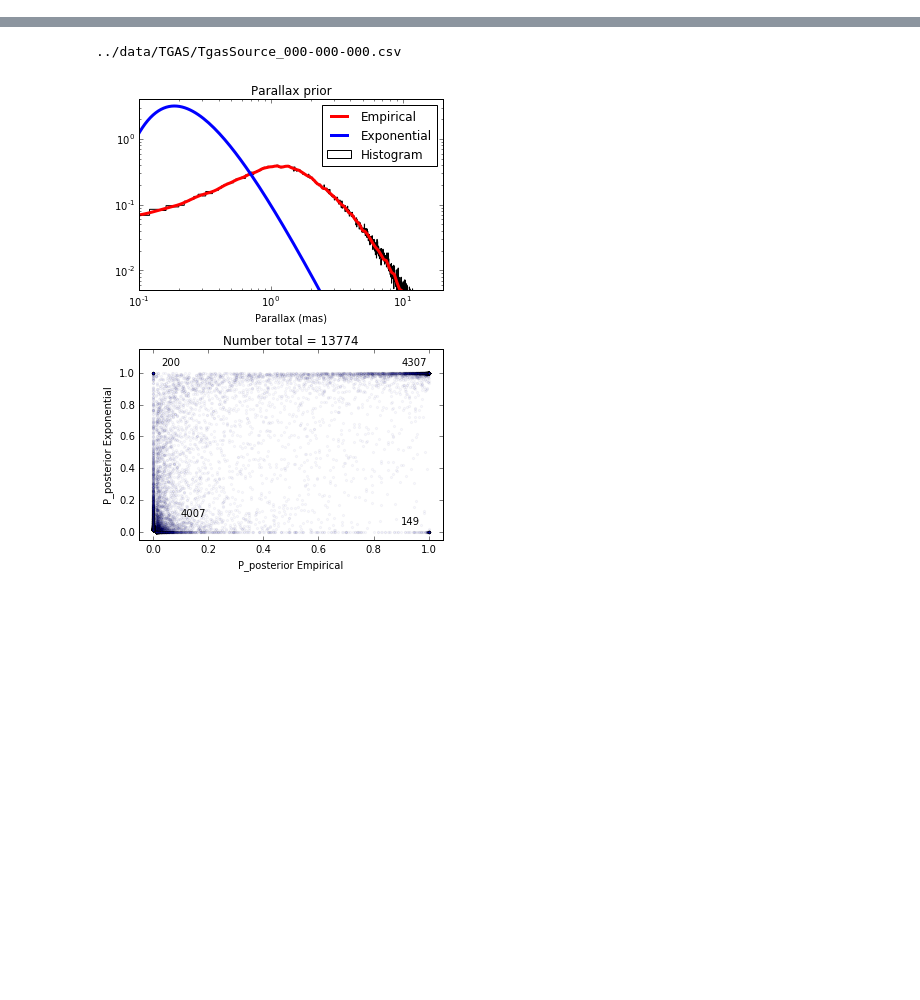
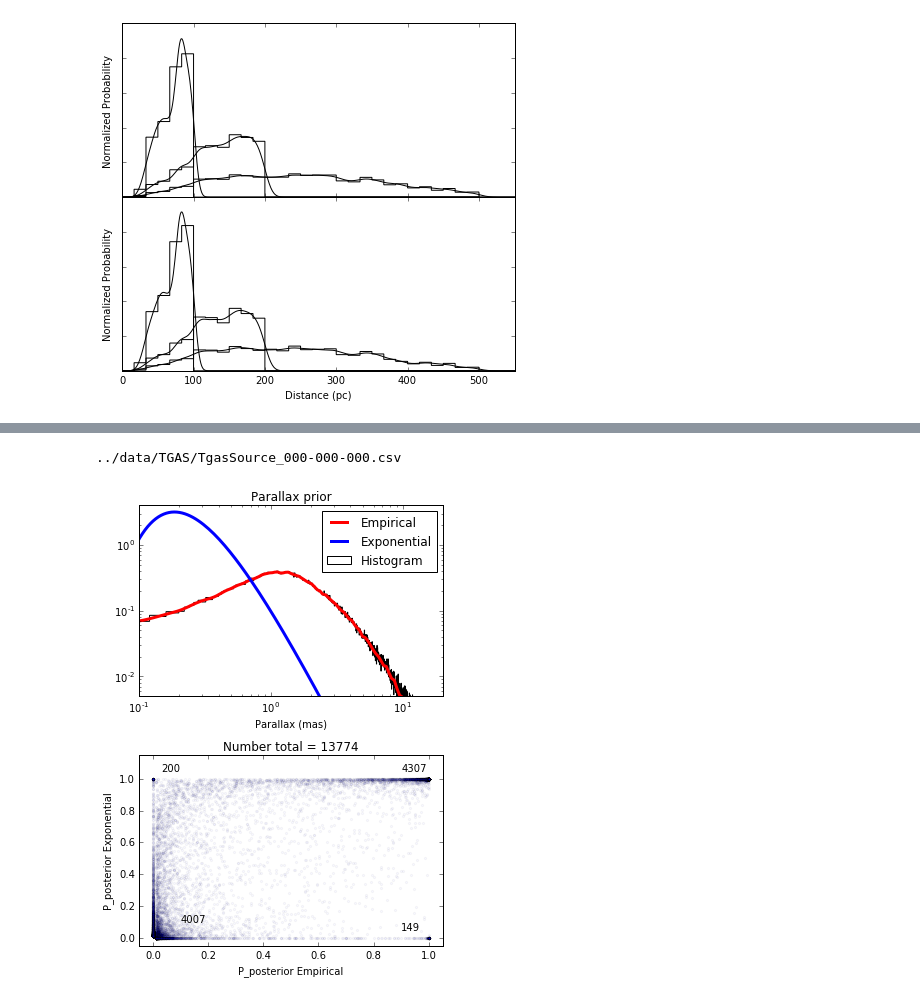
Before and after one commit to astroJeff/gaia_binaries, a Jupyter notebook: notebooks/TGAS_method_compare.ipynb, the cells around one changed output, grey strips where cells are left out. Saved outputs shown, nothing was run; the diff lists cells and outputs as text; code cells hidden in the pictures; blank space fills up the shorter version.

```diff
--- a/notebooks/TGAS_method_compare.ipynb
+++ b/notebooks/TGAS_method_compare.ipynb
@@ -82,0 +203,17 @@ for i in np.arange(len(TGAS_exponential)):
+# %%
+# Print numbers at bottom right and top left
+n_bottom_left = 0
+n_bottom_right = 0
+n_top_left = 0
+n_top_right = 0
+
+for i in np.arange(len(compare)):
+    if compare[i]['P_posterior_1'] > 0.9 and compare[i]['P_posterior_2'] > 0.9: n_top_right = n_top_right+1
+    if compare[i]['P_posterior_1'] > 0.9 and compare[i]['P_posterior_2'] < 0.1: n_bottom_right = n_bottom_right+1
+    if compare[i]['P_posterior_1'] < 0.1 and compare[i]['P_posterior_2'] > 0.9: n_top_left = n_top_left+1
+    if compare[i]['P_posterior_1'] < 0.1 and compare[i]['P_posterior_2'] < 0.1: n_bottom_left = n_bottom_left+1
+
+print "Top right:", n_top_right
+print "Bottom right:", n_bottom_right
+print "Top left:", n_top_left
+print "Bottom left:", n_bottom_left
@@ -82,0 +607,65 @@ for i in np.arange(len(TGAS_exponential)):
+# %%
+fig, ax = plt.subplots(2, 1, figsize=(6, 5.5))
+
+idx = reduce(np.intersect1d,
+             [np.where(dist_log_flat_good < 500.0)[0],
+              np.where(s_log_flat_good < 5.0e4)[0],
+              np.where(s_log_flat_good > 5.0e3)[0]])
+
+dist_log_flat_100_kde = gaussian_kde(dist_log_flat_good[idx][dist_log_flat_good[idx]<100.0], bw_method=0.3)
+dist_log_flat_200_kde = gaussian_kde(dist_log_flat_good[idx][dist_log_flat_good[idx]<200.0], bw_method=0.2)
+dist_log_flat_500_kde = gaussian_kde(dist_log_flat_good[idx][dist_log_flat_good[idx]<500.0], bw_method=0.1)
+
+tmp_dist = np.linspace(0.0, 550.0, 500)
+ax[0].hist(dist_log_flat_good[idx][dist_log_flat_good[idx]<100.0], histtype='step', color='k', bins=30, normed=True, range=(0,500))
+tmp_prob_log_flat_100 = dist_log_flat_100_kde(tmp_dist)
+ax[0].hist(dist_log_flat_good[idx][dist_log_flat_good[idx]<200.0], histtype='step', color='k', bins=30, normed=True, range=(0,500))
+tmp_prob_log_flat_200 = dist_log_flat_200_kde(tmp_dist)
+ax[0].hist(dist_log_flat_good[idx][dist_log_flat_good[idx]<500.0], histtype='step', color='k', bins=30, normed=True, range=(0,500))
+tmp_prob_log_flat_500 = dist_log_flat_500_kde(tmp_dist)
+
+
+
+idx = reduce(np.intersect1d,
+             [np.where(dist_power_law_good < 500.0)[0],
+              np.where(s_power_law_good < 5.0e4)[0],
+              np.where(s_power_law_good > 5.0e3)[0]])
+
+dist_power_law_100_kde = gaussian_kde(dist_power_law_good[idx][dist_power_law_good[idx]<100.0], bw_method=0.3)
+dist_power_law_200_kde = gaussian_kde(dist_power_law_good[idx][dist_power_law_good[idx]<200.0], bw_method=0.2)
+dist_power_law_500_kde = gaussian_kde(dist_power_law_good[idx][dist_power_law_good[idx]<500.0], bw_method=0.1)
+
+ax[1].hist(dist_power_law_good[idx][dist_power_law_good[idx]<100.0], histtype='step', color='k', bins=30, normed=True, range=(0,500))
+tmp_prob_power_law_100 = dist_power_law_100_kde(tmp_dist)
+ax[1].hist(dist_power_law_good[idx][dist_power_law_good[idx]<200.0], histtype='step', color='k', bins=30, normed=True, range=(0,500))
+tmp_prob_power_law_200 = dist_power_law_200_kde(tmp_dist)
+ax[1].hist(dist_power_law_good[idx][dist_power_law_good[idx]<500.0], histtype='step', color='k', bins=30, normed=True, range=(0,500))
+tmp_prob_power_law_500 = dist_power_law_500_kde(tmp_dist)
+
+
+
+ax[0].plot(tmp_dist, tmp_prob_log_flat_100, color='k')
+ax[0].plot(tmp_dist, tmp_prob_log_flat_200, color='k')
+ax[0].plot(tmp_dist, tmp_prob_log_flat_500, color='k')
+ax[1].plot(tmp_dist, tmp_prob_power_law_100, color='k')
+ax[1].plot(tmp_dist, tmp_prob_power_law_200, color='k')
+ax[1].plot(tmp_dist, tmp_prob_power_law_500, color='k')
+
+
+ax[0].set_xticklabels([])
+ax[0].set_yticklabels([])
+ax[1].set_yticklabels([])
+
+ax[0].set_xlim(0,550.0)
+ax[1].set_xlim(0,550.0)
+
+ax[1].set_xlabel('Distance (pc)')
+ax[0].set_ylabel('Normalized Probability')
+ax[1].set_ylabel('Normalized Probability')
+
+plt.tight_layout()
+plt.subplots_adjust(hspace=0)
+
+plt.show()
+# %% [output]
+[figure, added]
```
Also changed, not shown: parts of 17 cells of this notebook, 3 other files.
